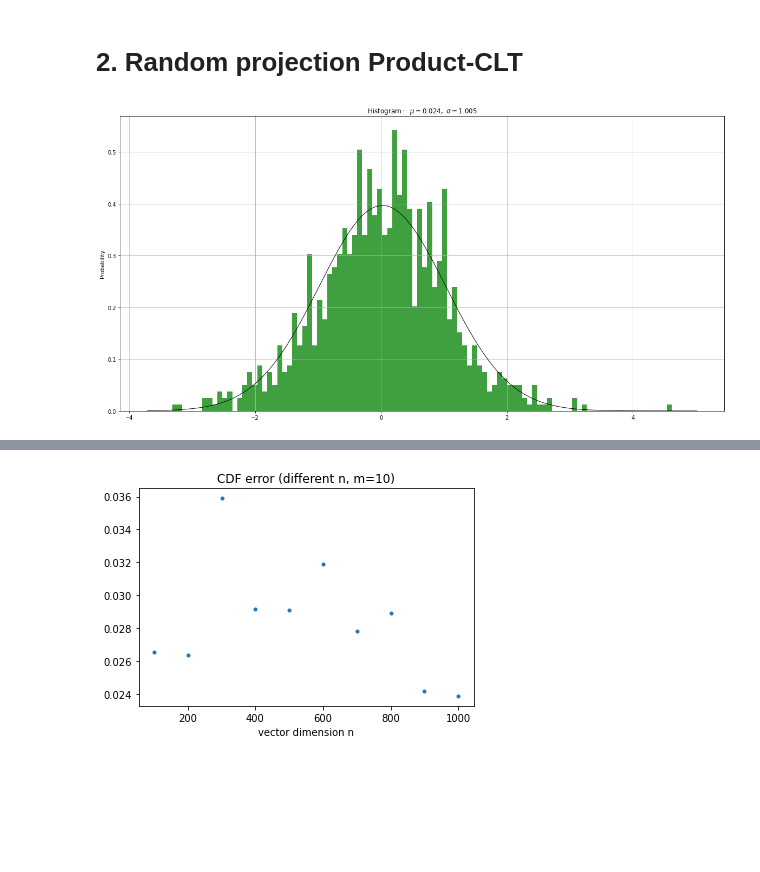
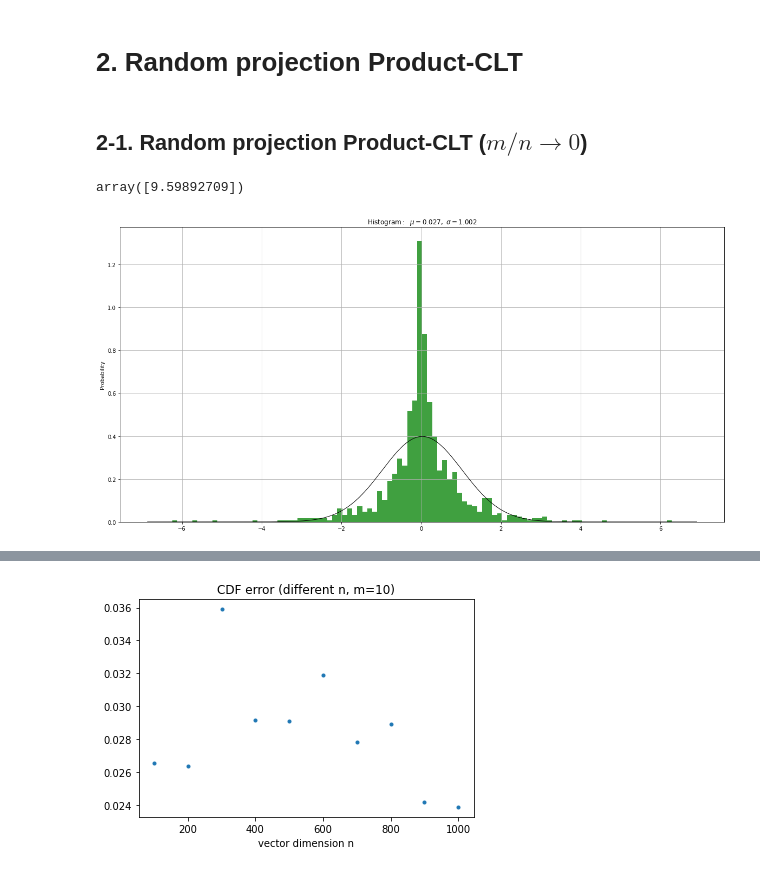
Before and after one commit to juntaoduan/Random_Projection_Invariance, a Jupyter notebook: product_CLT.ipynb, the cells around one changed output, grey strips where cells are left out. Cells and saved outputs as stored; diff of their text form; code cells hidden in the pictures; blank space fills up the shorter version.

```diff
--- a/product_CLT.ipynb
+++ b/product_CLT.ipynb
@@ -89,3 +133,5 @@ plt.show()
 # %% [markdown]
 # 2. Random projection Product-CLT
+# %% [markdown]
+## 2-1. Random projection Product-CLT ($m/n \to 0$)
 # %%
@@ -106,27 +157,15 @@ D = Rand_prod_CLT(n, m, samples)
-# %%
-
-# best fit of data
-(mu, std) = norm.fit(D)
-
-# the histogram of the data
-plt.figure(figsize=(20,10))
-plt.hist(D, 100, density = True, facecolor='green', alpha=0.75)
-
-# add a 'fited normal' density
-xmin, xmax = plt.xlim()
-x = np.linspace(xmin, xmax, 1000)
-p = norm.pdf(x, mu, std)
-plt.plot(x, p, 'k', linewidth=1)
-
-#plot
-plt.xlabel('')
-plt.ylabel('Probability')
-plt.title(r'$\mathrm{Histogram:\ }\ \mu=%.3f,\ \sigma=%.3f$' %(mu, std))
-plt.grid(True)
-
-plt.show()
-# %% [output]
-[figure, removed]
+# %%
+m=1
+n=1000000
+samples =1000
+D = Rand_prod_CLT(n, m, samples)
+sum(D**4)/samples
+# %% [output]
+array([9.59892709])
+# %%
+plot_hist(D)
+# %% [output]
+[figure, added]
 # %%
 diff = cdf_diff(D)
 plt.plot(diff)
```
Also changed, not shown: parts of 28 cells of this notebook.
